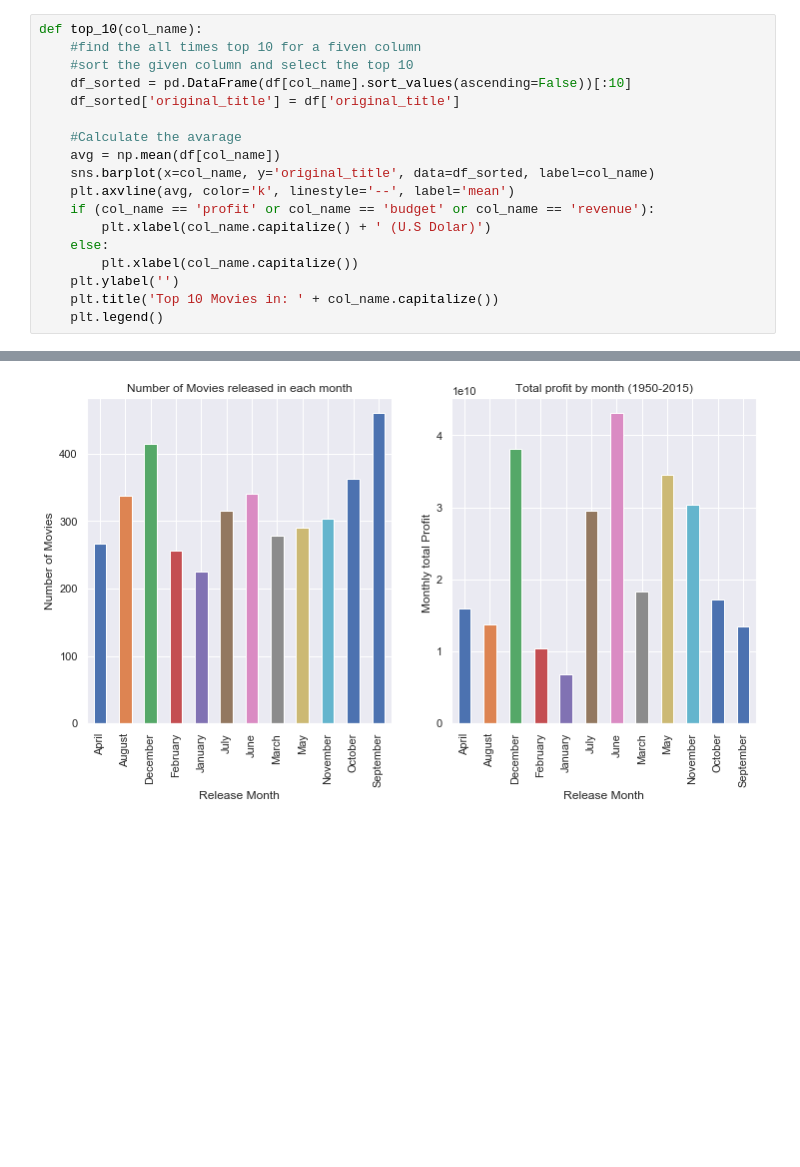
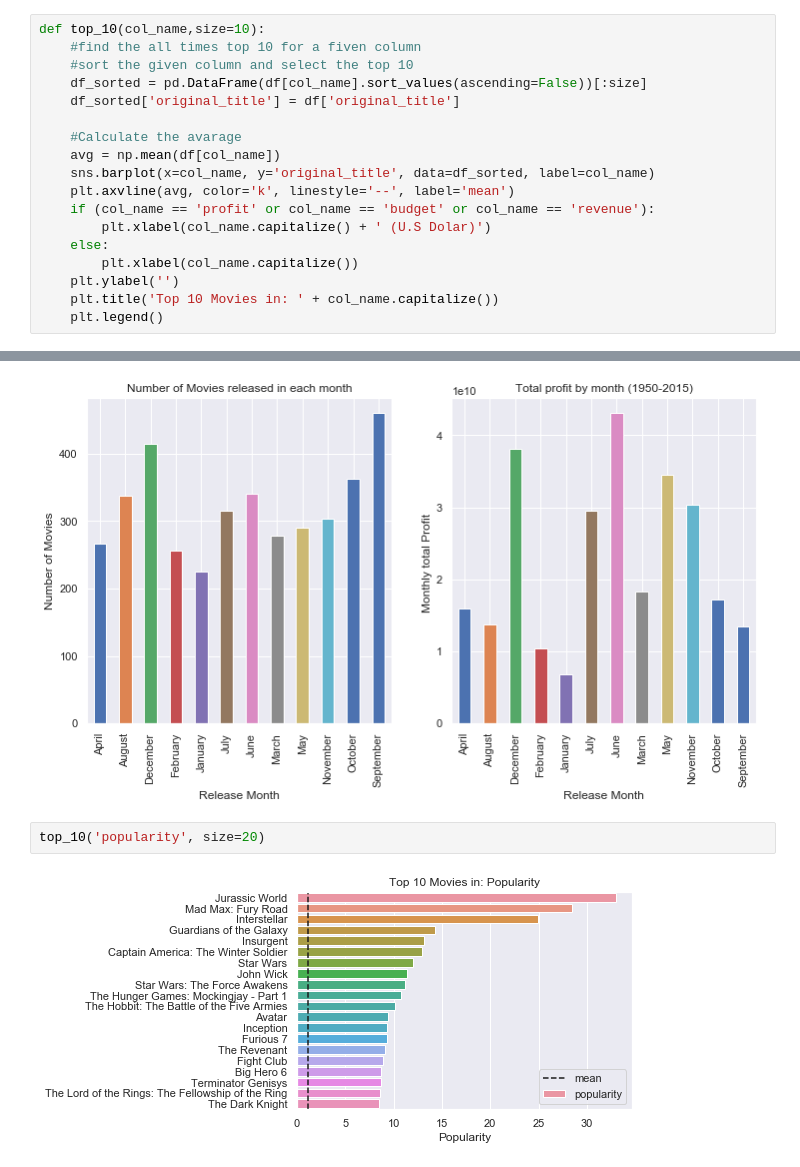
Before and after one commit to aysbt/Data_Cleaning, a Jupyter notebook: TMDb_Movies_Dataset.ipynb, the cells around one changed output, grey strips where cells are left out. Saved outputs shown, nothing was run; the diff lists cells and outputs as text; blank space fills up the shorter version.

Commit message:
popularity and vote count

```diff
--- a/TMDb_Movies_Dataset.ipynb
+++ b/TMDb_Movies_Dataset.ipynb
@@ -178,10 +178,10 @@ def find_min_max(col_name):
     print('Movie which has lowest '+col_name+' : ', df['original_title'][min_index])
     return pd.concat([high,low], axis=1)
 # %%
-def top_10(col_name):
+def top_10(col_name,size=10):
     #find the all times top 10 for a fiven column
     #sort the given column and select the top 10
-    df_sorted = pd.DataFrame(df[col_name].sort_values(ascending=False))[:10]
+    df_sorted = pd.DataFrame(df[col_name].sort_values(ascending=False))[:size]
     df_sorted['original_title'] = df['original_title']
 
     #Calculate the avarage
@@ -441,3 +441,7 @@ plt.title('Total profit by month (1950-2015)')
 # %% [output]
 Text(0.5,1,'Total profit by month (1950-2015)')
 [figure]
+# %%
+top_10('popularity', size=20)
+# %% [output]
+[figure, added]
```
Also changed, not shown: parts of 1 cell of this notebook.
